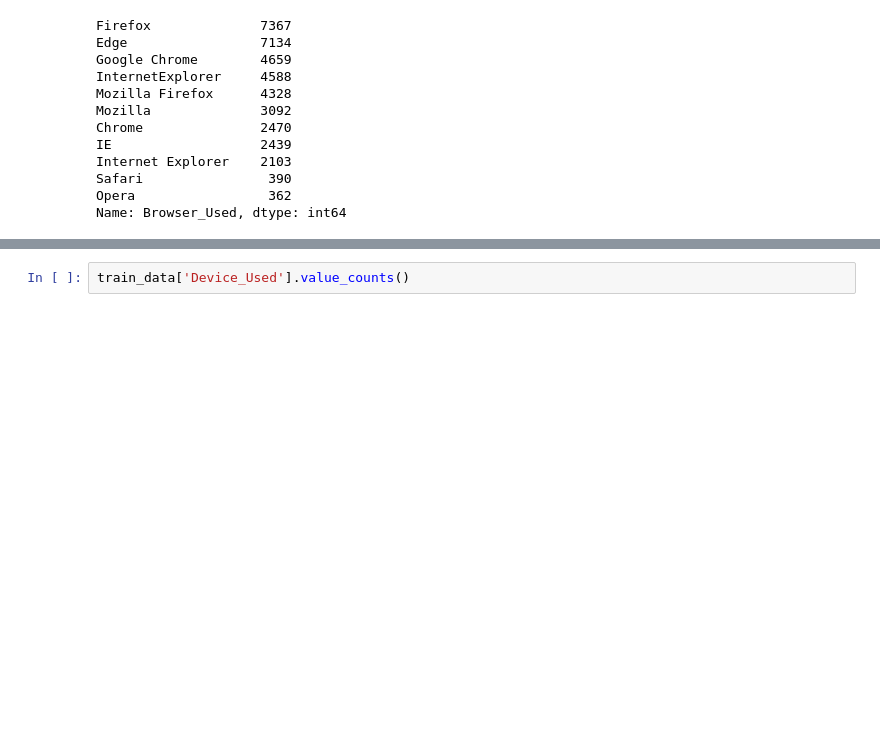
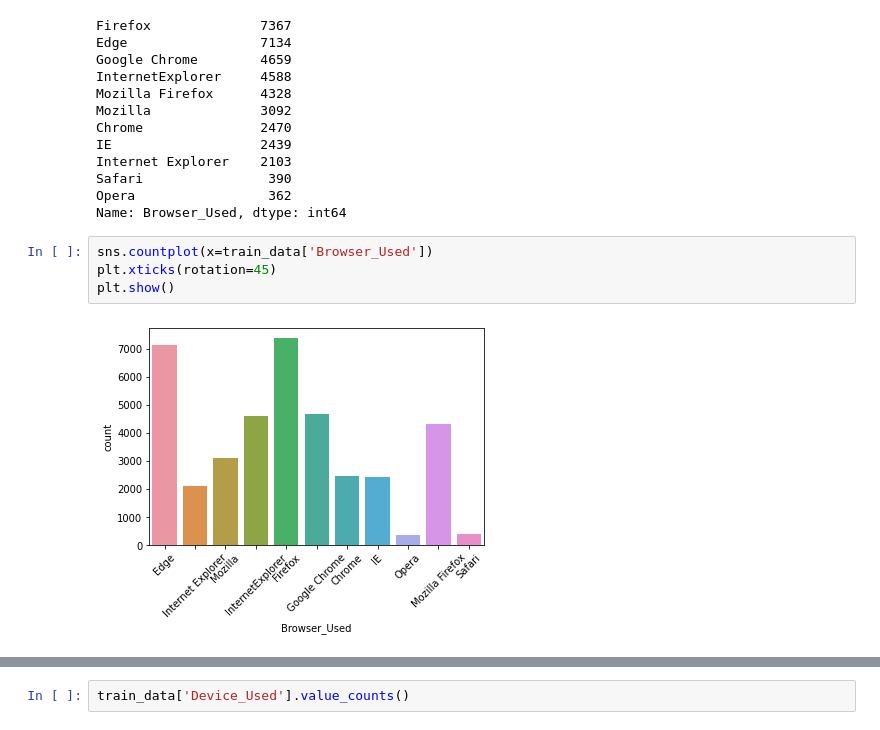
Before and after one commit to Ashz11/hotel_review_bert_finetune, a Jupyter notebook: src/hotel_review_bert_finetune.ipynb, the cells around one changed output, grey strips where cells are left out. Drawn from its saved outputs; the diff is of its cells as text; blank space fills up the shorter version.

```diff
--- a/src/hotel_review_bert_finetune.ipynb
+++ b/src/hotel_review_bert_finetune.ipynb
@@ -60,3 +99,9 @@ Internet Explorer    2103
 Safari                390
 Opera                 362
 Name: Browser_Used, dtype: int64
+# %%
+sns.countplot(x=train_data['Browser_Used'])
+plt.xticks(rotation=45)
+plt.show()
+# %% [output]
+[figure, added]
```
Also changed, not shown: parts of 55 cells of this notebook, 3 other files.
